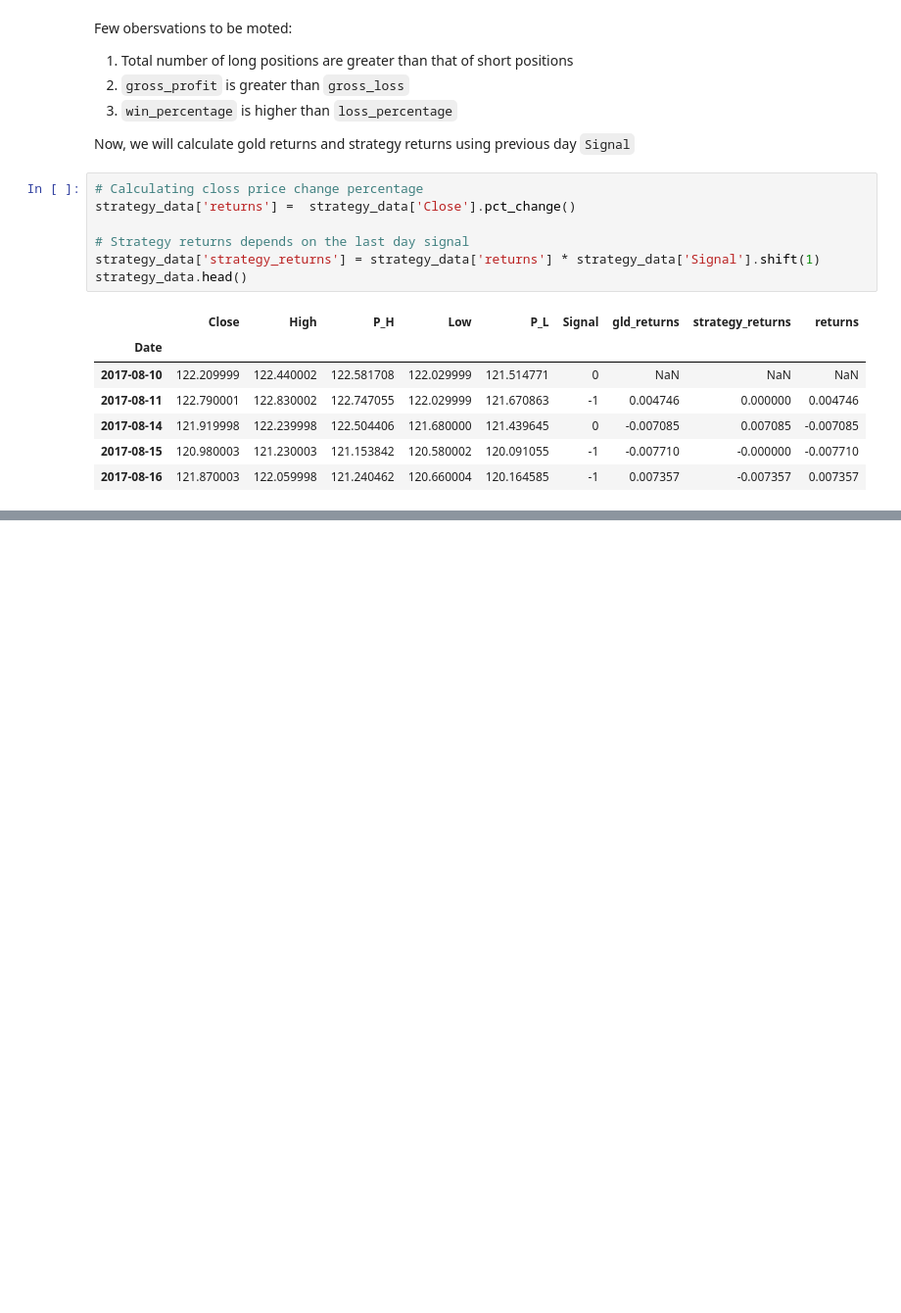
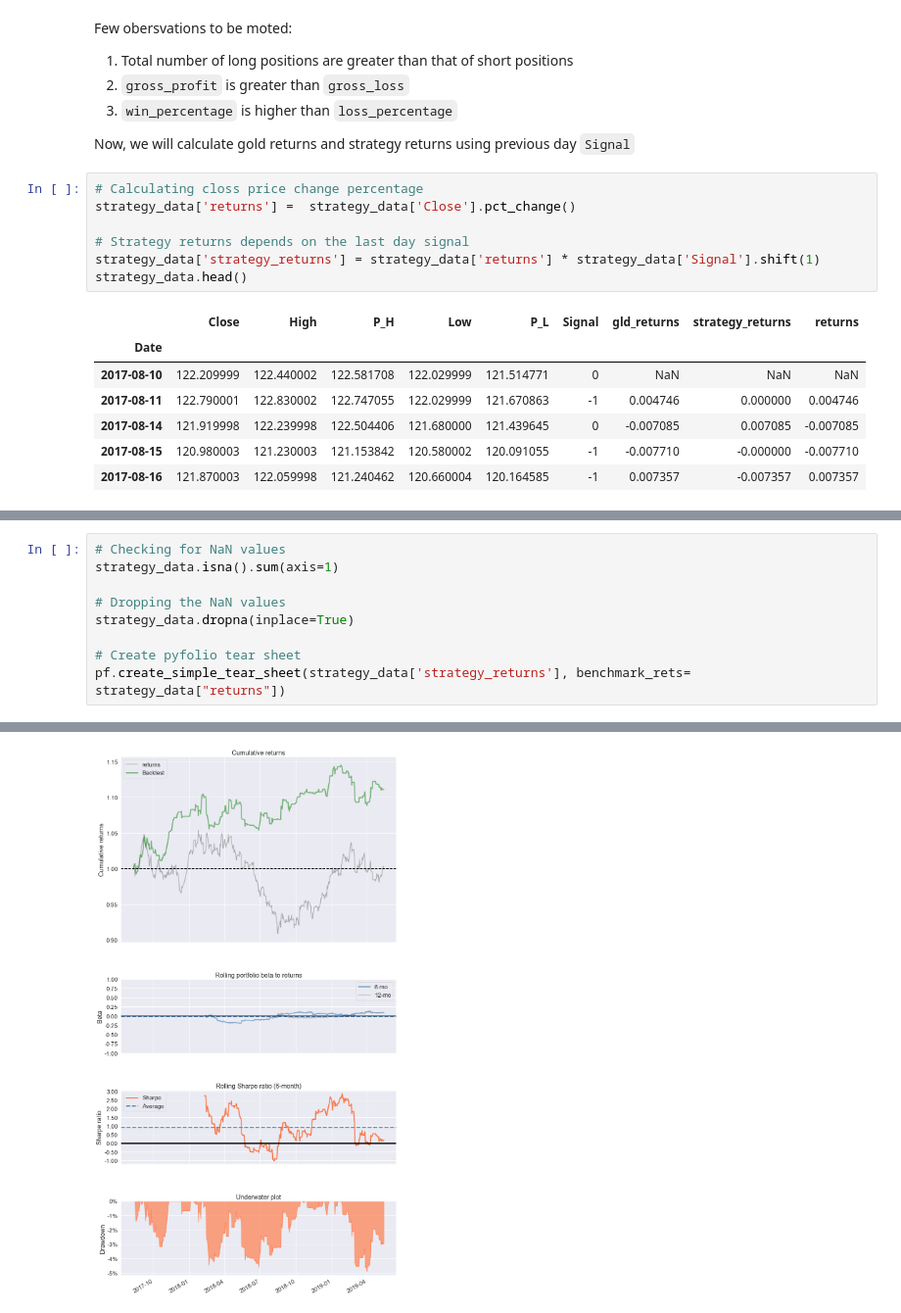
Before and after one commit to cmj123/ml_trading_regression, a Jupyter notebook: creating_strategies/performance_analysis.ipynb, the cells around one changed output, grey strips where cells are left out. Shown at 98% size. Saved outputs shown, nothing was run; the diff lists cells and outputs as text; blank space fills up the shorter version.

Commit message:
Completed strategy analysis

```diff
--- a/creating_strategies/performance_analysis.ipynb
+++ b/creating_strategies/performance_analysis.ipynb
@@ -335,0 +345,10 @@ strategy_data.head()
+# %%
+# Checking for NaN values
+strategy_data.isna().sum(axis=1)
+
+# Dropping the NaN values
+strategy_data.dropna(inplace=True)
+
+# Create pyfolio tear sheet
+pf.create_simple_tear_sheet(strategy_data['strategy_returns'], benchmark_rets= strategy_data["returns"])
+# %% [output]
@@ -335,0 +374 @@ strategy_data.head()
+[figure, added]
```
Also changed, not shown: parts of 6 cells of this notebook.
